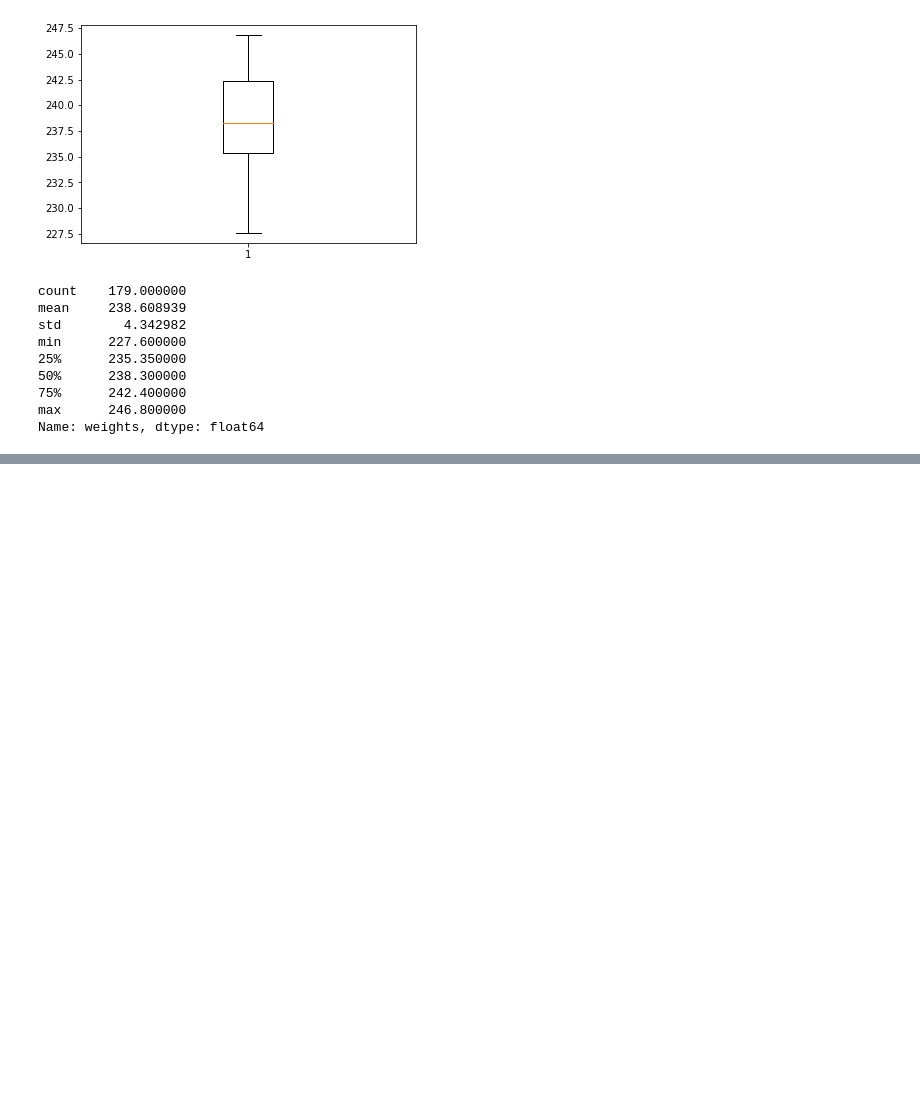
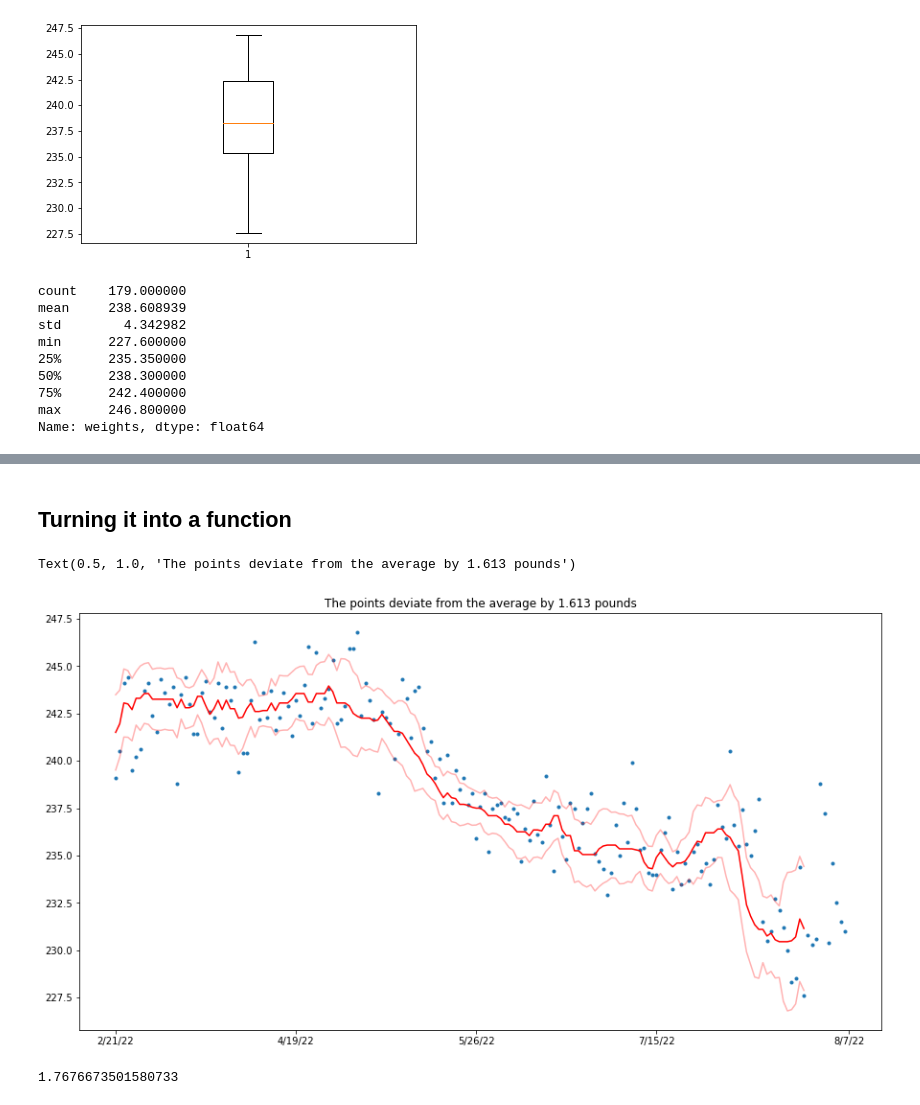
Before and after one commit to Matthew1309/dad_weight, a Jupyter notebook: dads_weight_data.ipynb, the cells around one changed output, grey strips where cells are left out. Drawn from its saved outputs; the diff is of its cells as text; code cells hidden in the pictures; blank space fills up the shorter version.

Commit message:
Adds a rolling average along with rolling std measure

```diff
--- a/dads_weight_data.ipynb
+++ b/dads_weight_data.ipynb
@@ -139,0 +148,42 @@ Name: weights, dtype: float64
+# %%
+rollingAverage = []
+rollingStd = []
+rawData = df['weights']
+n = 5
+for i in range(len(df['weights'])-n):
+    windowStart = i
+    windowEnd = i+n
+    rollingAverage.append(np.mean(rawData[windowStart:windowEnd]))
+    rollingStd.append(np.std(rawData[windowStart:windowEnd]))
+#rollingAverage.extend(4*[rollingAverage[-1]])
+# %% [markdown]
+## Turning it into a function
+# %%
+def rollingFun(data, windowSize, fun=np.mean):
+    rollingAverage = []
+    data = np.array(data)
+    for i in range(len(data)-windowSize):
+        windowStart = i
+        windowEnd = i+windowSize
+        rollingAverage.append(fun(data[windowStart:windowEnd]))
+    return(rollingAverage)
+# %%
+rollingAverage = rollingFun(df['weights'], 10, np.median)
+rollingStd = rollingFun(df['weights'], 10, np.std)
+
+plt.figure(figsize=(15, 8))
+plt.plot(range(0,df.shape[0]), df['weights'], linewidth=0, marker='.')
+plt.xticks(ticks=dates_to_label.index,
+          labels=dates_to_label['dates'],)
+
+plt.plot(rollingAverage, color='red')
+plt.plot(np.array(rollingAverage) + np.array(rollingStd), color=[1,0,0], alpha=0.3)
+plt.plot(np.array(rollingAverage) - np.array(rollingStd), color=[1,0,0], alpha=0.3)
+plt.title(f"The points deviate from the average by {round(np.mean(rollingStd),3)} pounds")
+# %% [output]
+Text(0.5, 1.0, 'The points deviate from the average by 1.613 pounds')
+[figure, added]
+# %%
+np.mean(rollingFun(df['weights'], 20, np.std))
+# %% [output]
+1.7676673501580733
```
Also changed, not shown: parts of 4 cells of this notebook.
